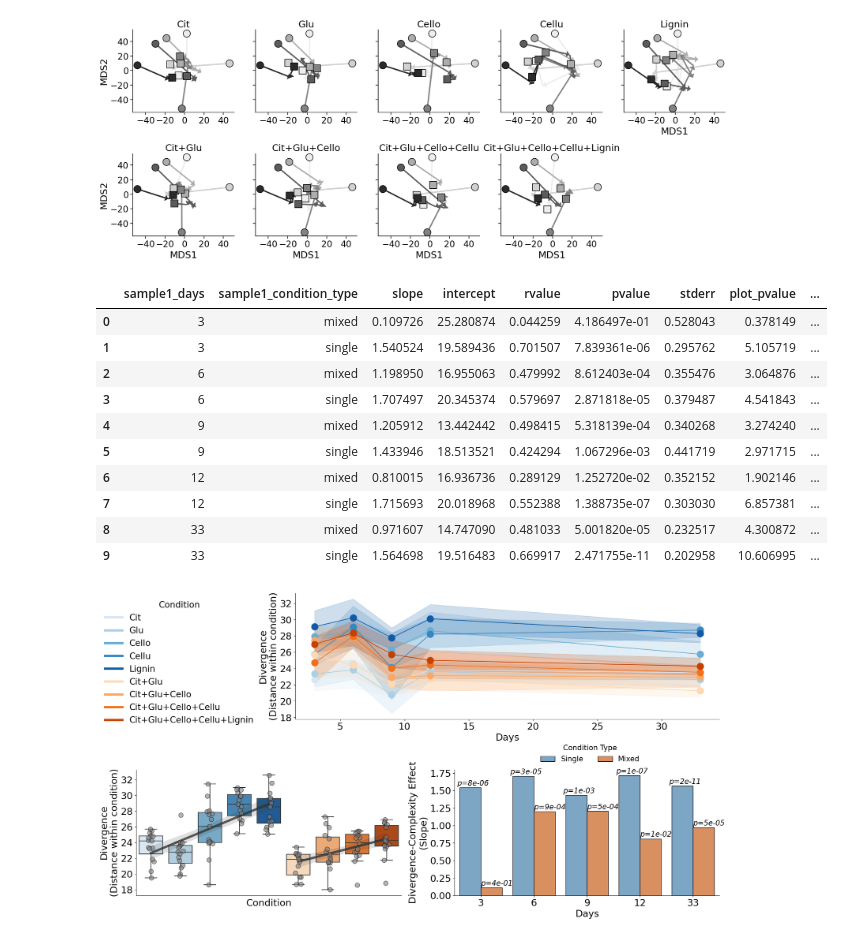
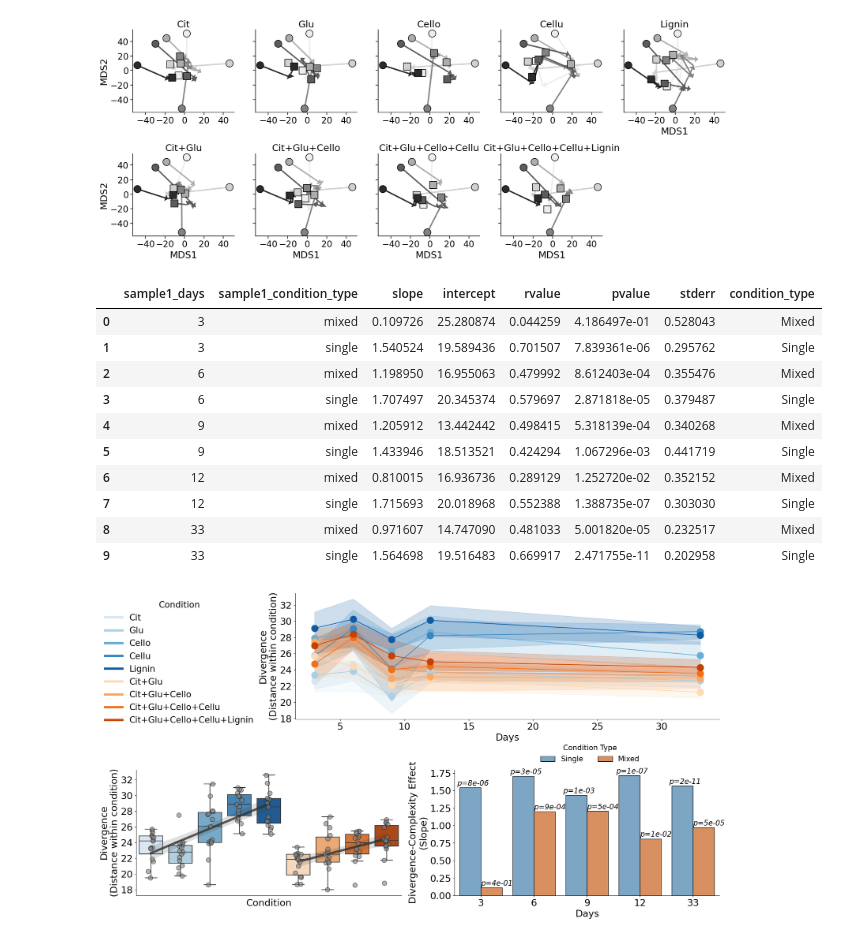
Before and after one commit to segrelab/MetabolicComplexityDivergence, a Jupyter notebook: env_complexity_publication_figures.ipynb, the cells around one changed output. Cells and saved outputs as stored; diff of their text form; code cells hidden in the pictures.

```diff
--- a/env_complexity_publication_figures.ipynb
+++ b/env_complexity_publication_figures.ipynb
@@ -307,23 +319,23 @@ plt.show()
 # %%
 "Linear regression between conditions and distances"
 linregress_stats = derep_same_conditions[derep_same_conditions.sample1_days.gt(0)].sort_values(['sample1_days', 'sample1_condition_number']).groupby(['sample1_days', 'sample1_condition_type']).apply(lambda x: pd.Series(dict(zip(['slope', 'intercept', 'rvalue', 'pvalue', 'stderr', 'intercept_stderr'], linregress(x.sample1_condition_number, x.distance, 'greater'))))).reset_index()
-linregress_stats['plot_pvalue'] = -np.log10(linregress_stats.pvalue)
-linregress_stats['pos_sig'] = linregress_stats.slope.gt(0) & linregress_stats.pvalue.lt(.05)
+# linregress_stats['plot_pvalue'] = -np.log10(linregress_stats.pvalue)
+# linregress_stats['pos_sig'] = linregress_stats.slope.gt(0) & linregress_stats.pvalue.lt(.05)
 # linregress_stats.groupby('sample1_condition_type').pos_sig.agg(['sum', 'mean'])
 linregress_stats['condition_type'] = linregress_stats.sample1_condition_type.str.capitalize()
 linregress_stats
 # %% [output]
-|  | sample1_days | sample1_condition_type | slope | intercept | rvalue | pvalue | stderr | plot_pvalue | ... |
-| 0 | 3 | mixed | 0.109726 | 25.280874 | 0.044259 | 4.186497e-01 | 0.528043 | 0.378149 | ... |
-| 1 | 3 | single | 1.540524 | 19.589436 | 0.701507 | 7.839361e-06 | 0.295762 | 5.105719 | ... |
-| 2 | 6 | mixed | 1.198950 | 16.955063 | 0.479992 | 8.612403e-04 | 0.355476 | 3.064876 | ... |
-| 3 | 6 | single | 1.707497 | 20.345374 | 0.579697 | 2.871818e-05 | 0.379487 | 4.541843 | ... |
-| 4 | 9 | mixed | 1.205912 | 13.442442 | 0.498415 | 5.318139e-04 | 0.340268 | 3.274240 | ... |
-| 5 | 9 | single | 1.433946 | 18.513521 | 0.424294 | 1.067296e-03 | 0.441719 | 2.971715 | ... |
-| 6 | 12 | mixed | 0.810015 | 16.936736 | 0.289129 | 1.252720e-02 | 0.352152 | 1.902146 | ... |
-| 7 | 12 | single | 1.715693 | 20.018968 | 0.552388 | 1.388735e-07 | 0.303030 | 6.857381 | ... |
-| 8 | 33 | mixed | 0.971607 | 14.747090 | 0.481033 | 5.001820e-05 | 0.232517 | 4.300872 | ... |
-| 9 | 33 | single | 1.564698 | 19.516483 | 0.669917 | 2.471755e-11 | 0.202958 | 10.606995 | ... |
+|  | sample1_days | sample1_condition_type | slope | intercept | rvalue | pvalue | stderr | condition_type |
+| 0 | 3 | mixed | 0.109726 | 25.280874 | 0.044259 | 4.186497e-01 | 0.528043 | Mixed |
+| 1 | 3 | single | 1.540524 | 19.589436 | 0.701507 | 7.839361e-06 | 0.295762 | Single |
+| 2 | 6 | mixed | 1.198950 | 16.955063 | 0.479992 | 8.612403e-04 | 0.355476 | Mixed |
+| 3 | 6 | single | 1.707497 | 20.345374 | 0.579697 | 2.871818e-05 | 0.379487 | Single |
+| 4 | 9 | mixed | 1.205912 | 13.442442 | 0.498415 | 5.318139e-04 | 0.340268 | Mixed |
+| 5 | 9 | single | 1.433946 | 18.513521 | 0.424294 | 1.067296e-03 | 0.441719 | Single |
+| 6 | 12 | mixed | 0.810015 | 16.936736 | 0.289129 | 1.252720e-02 | 0.352152 | Mixed |
+| 7 | 12 | single | 1.715693 | 20.018968 | 0.552388 | 1.388735e-07 | 0.303030 | Single |
+| 8 | 33 | mixed | 0.971607 | 14.747090 | 0.481033 | 5.001820e-05 | 0.232517 | Mixed |
+| 9 | 33 | single | 1.564698 | 19.516483 | 0.669917 | 2.471755e-11 | 0.202958 | Single |
 # %%
 "Divergence timeseries and final timepoint"
 fontsize = 12*1.75
```
Also changed, not shown: parts of 29 cells of this notebook.
